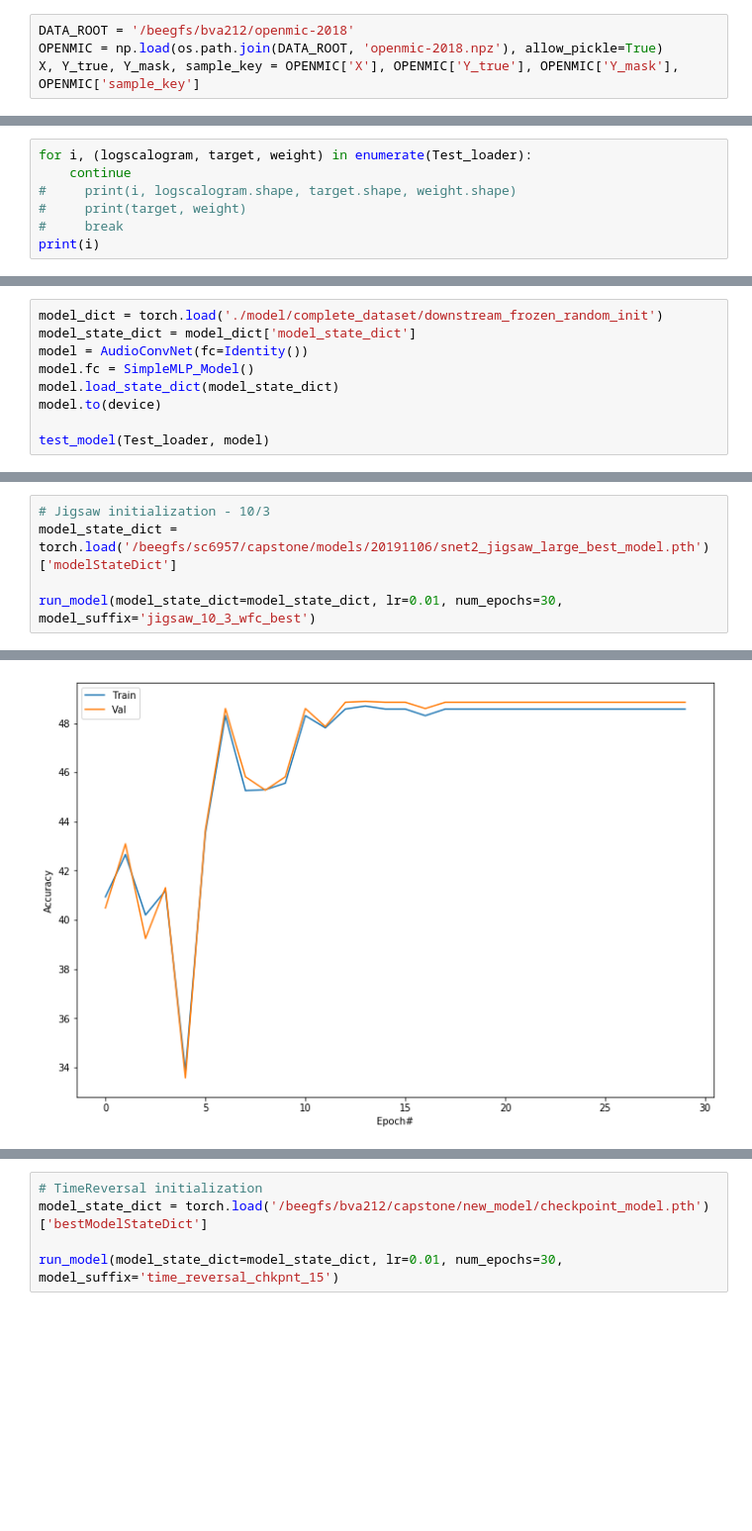
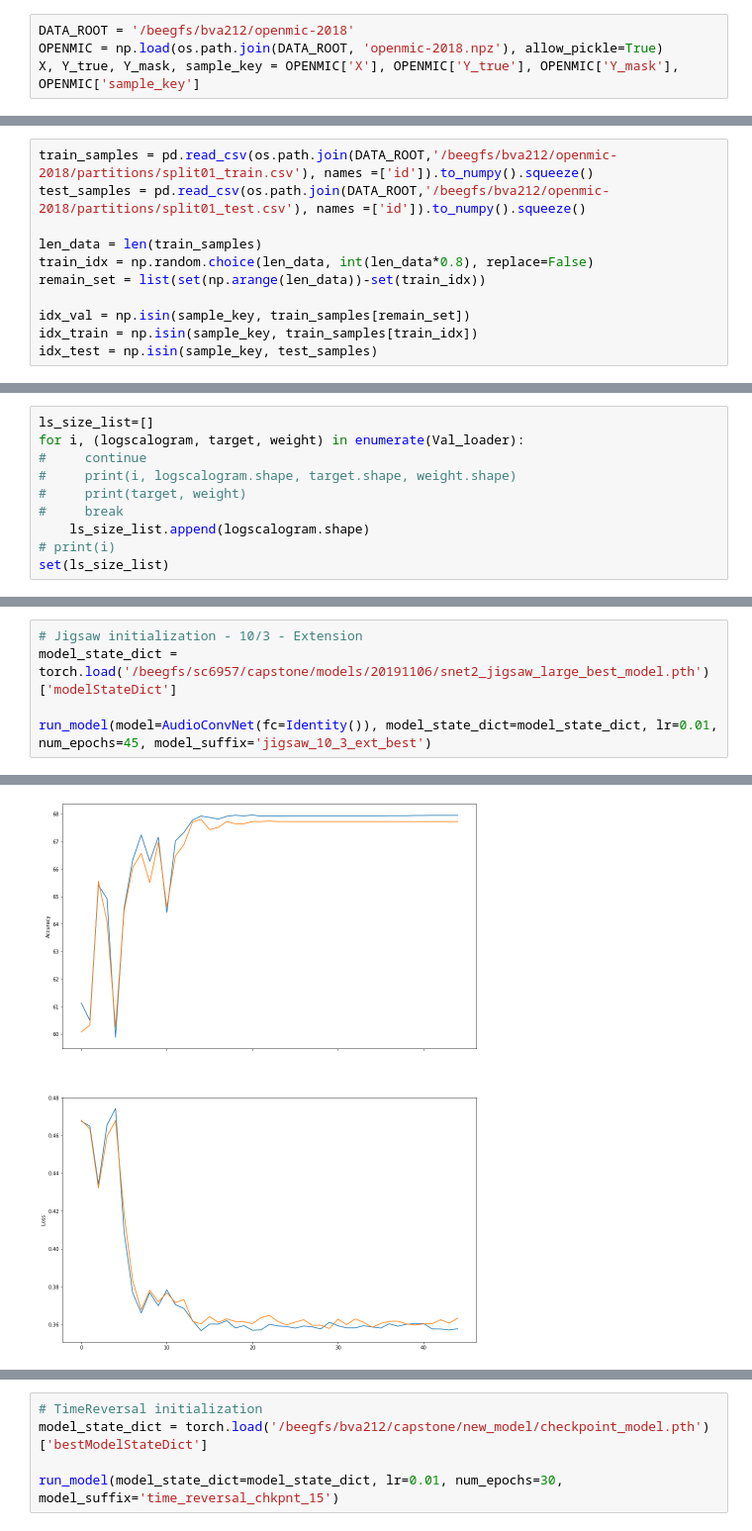
Before and after one commit to abvnithish/self_supervised_machine_listening, a Jupyter notebook: code/Downstream/frozen/downstream_frozen.ipynb, the cells around one changed output, grey strips where cells are left out. Shown at 99% size. Cells and saved outputs as stored; diff of their text form; blank space fills up the shorter version.

Commit message:
Downstream - Frozen - Complete.

```diff
--- a/code/Downstream/frozen/downstream_frozen.ipynb
+++ b/code/Downstream/frozen/downstream_frozen.ipynb
@@ -87,3 +77,14 @@ idx_val = list(remain_set-set(idx_test))
+# %%
+train_samples = pd.read_csv(os.path.join(DATA_ROOT,'/beegfs/bva212/openmic-2018/partitions/split01_train.csv'), names =['id']).to_numpy().squeeze()
+test_samples = pd.read_csv(os.path.join(DATA_ROOT,'/beegfs/bva212/openmic-2018/partitions/split01_test.csv'), names =['id']).to_numpy().squeeze()
+
+len_data = len(train_samples)
+train_idx = np.random.choice(len_data, int(len_data*0.8), replace=False)
+remain_set = list(set(np.arange(len_data))-set(train_idx))
+
+idx_val = np.isin(sample_key, train_samples[remain_set])
+idx_train = np.isin(sample_key, train_samples[train_idx])
+idx_test = np.isin(sample_key, test_samples)
 # %%
 class CQTLoader(Dataset):
 
@@ -153,8 +155,11 @@ print(Train_dataset[0]['label'], Train_dataset[0]['mask'])
 # %%
-for i, (logscalogram, target, weight) in enumerate(Test_loader):
-    continue
+ls_size_list=[]
+for i, (logscalogram, target, weight) in enumerate(Val_loader):
+#     continue
 #     print(i, logscalogram.shape, target.shape, weight.shape)
 #     print(target, weight)
 #     break
-print(i)
+    ls_size_list.append(logscalogram.shape)
+# print(i)
+set(ls_size_list)
 # %% [output]
@@ -319,12 +375,3 @@ class SimpleMLP_Model(nn.Module):
         #x = self.linear3(x)
         x = self.linear(x)
         return x
-# %%
-model_dict = torch.load('./model/complete_dataset/downstream_frozen_random_init')
-model_state_dict = model_dict['model_state_dict']
-model = AudioConvNet(fc=Identity())
-model.fc = SimpleMLP_Model()
-model.load_state_dict(model_state_dict)
-model.to(device)
-
-test_model(Test_loader, model)
@@ -447,6 +479,6 @@ Epoch:30, Validation Accuracy:48.85, Training Acc: 48.56, Val Loss: 0.91634, Tra
 # %%
-# Jigsaw initialization - 10/3
+# Jigsaw initialization - 10/3 - Extension
 model_state_dict = torch.load('/beegfs/sc6957/capstone/models/20191106/snet2_jigsaw_large_best_model.pth')['modelStateDict']
 
-run_model(model_state_dict=model_state_dict, lr=0.01, num_epochs=30, model_suffix='jigsaw_10_3_wfc_best')
+run_model(model=AudioConvNet(fc=Identity()), model_state_dict=model_state_dict, lr=0.01, num_epochs=45, model_suffix='jigsaw_10_3_ext_best')
 # %% [output]
@@ -470 +503 @@ Epoch:30, Validation Accuracy:48.85, Training Acc: 48.57, Val Loss: 0.91684, Tra
-[figure, old version]
+[figure, new version]
```
Also changed, not shown: parts of 27 cells of this notebook, 17 other files.
